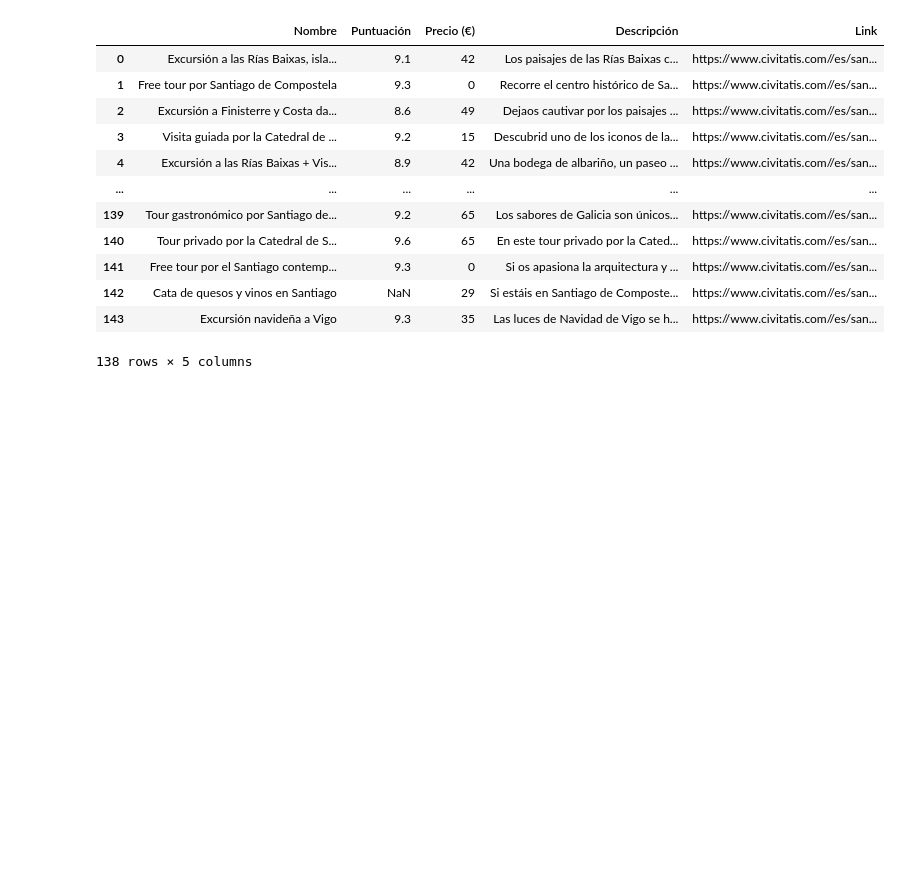
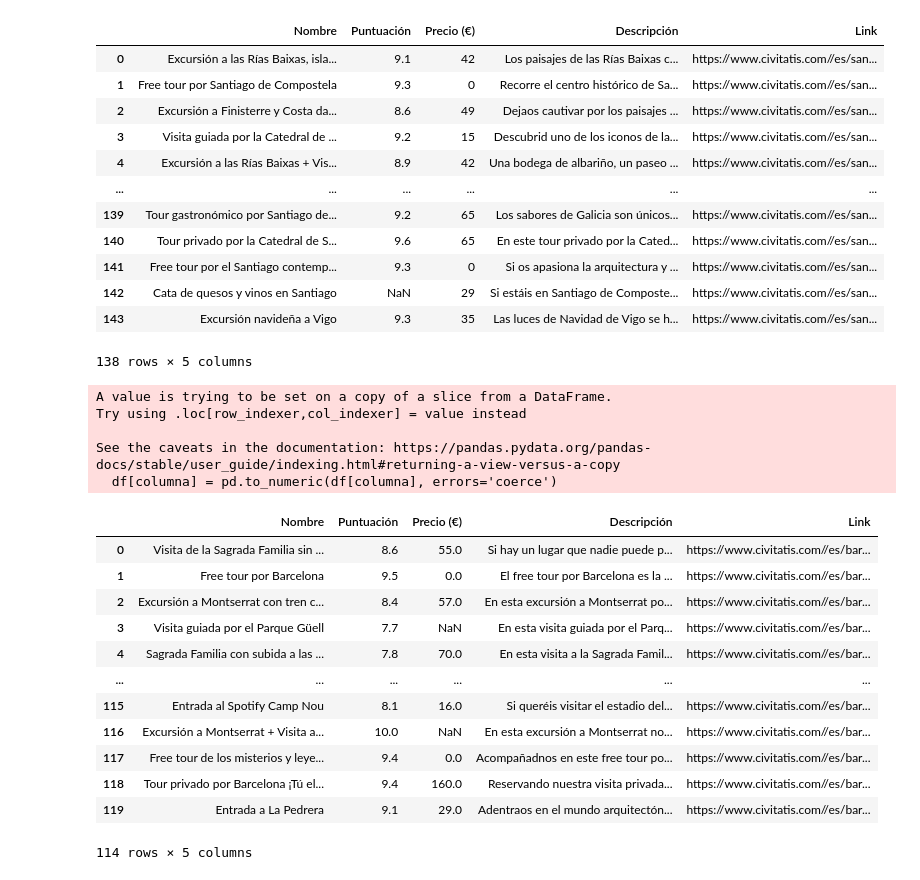
Before and after one commit to Rcm89/Proyecto3-Explorando-Viajes, a Jupyter notebook: scrap_civitatis.ipynb, the cells around one changed output. Drawn from its saved outputs; the diff is of its cells as text; code cells hidden in the pictures; blank space fills up the shorter version.

```diff
--- a/scrap_civitatis.ipynb
+++ b/scrap_civitatis.ipynb
@@ -231,3 +232,42 @@ df_santiago
 | 142 | Cata de quesos y vinos en Santiago | NaN | 29 | Si estáis en Santiago de Composte... | https://www.civitatis.com//es/san... |
 | 143 | Excursión navideña a Vigo | 9.3 | 35 | Las luces de Navidad de Vigo se h... | https://www.civitatis.com//es/san... |
 138 rows × 5 columns
+# %%
+def convertir_columnas_a_float(df, columnas):
+    """
+    Convierte las columnas especificadas de un DataFrame de string a float.
+
+    Parámetros:
+    df (DataFrame): El DataFrame a modificar.
+    columnas (list): Lista de nombres de las columnas que se desea convertir a float.
+
+    Retorna:
+    DataFrame: El DataFrame con las columnas convertidas.
+    """
+    for columna in columnas:
+        # Intentamos convertir la columna a float, si falla se deja como NaN
+        df[columna] = pd.to_numeric(df[columna], errors='coerce')
+
+    return df
+# %%
+# Convertimos las columnas de Puntuación y Precio a float
+convertir_columnas_a_float(df_barcelona, ["Puntuación", "Precio (€)"])
+# %% [output]
+A value is trying to be set on a copy of a slice from a DataFrame.
+Try using .loc[row_indexer,col_indexer] = value instead
+
+See the caveats in the documentation: https://pandas.pydata.org/pandas-docs/stable/user_guide/indexing.html#returning-a-view-versus-a-copy
+  df[columna] = pd.to_numeric(df[columna], errors='coerce')
+|  | Nombre | Puntuación | Precio (€) | Descripción | Link |
+| 0 | Visita de la Sagrada Familia sin ... | 8.6 | 55.0 | Si hay un lugar que nadie puede p... | https://www.civitatis.com//es/bar... |
+| 1 | Free tour por Barcelona | 9.5 | 0.0 | El free tour por Barcelona es la ... | https://www.civitatis.com//es/bar... |
+| 2 | Excursión a Montserrat con tren c... | 8.4 | 57.0 | En esta excursión a Montserrat po... | https://www.civitatis.com//es/bar... |
+| 3 | Visita guiada por el Parque Güell | 7.7 | NaN | En esta visita guiada por el Parq... | https://www.civitatis.com//es/bar... |
+| 4 | Sagrada Familia con subida a las ... | 7.8 | 70.0 | En esta visita a la Sagrada Famil... | https://www.civitatis.com//es/bar... |
+| ... | ... | ... | ... | ... | ... |
+| 115 | Entrada al Spotify Camp Nou | 8.1 | 16.0 | Si queréis visitar el estadio del... | https://www.civitatis.com//es/bar... |
+| 116 | Excursión a Montserrat + Visita a... | 10.0 | NaN | En esta excursión a Montserrat no... | https://www.civitatis.com//es/bar... |
+| 117 | Free tour de los misterios y leye... | 9.4 | 0.0 | Acompañadnos en este free tour po... | https://www.civitatis.com//es/bar... |
+| 118 | Tour privado por Barcelona ¡Tú el... | 9.4 | 160.0 | Reservando nuestra visita privada... | https://www.civitatis.com//es/bar... |
+| 119 | Entrada a La Pedrera | 9.1 | 29.0 | Adentraos en el mundo arquitectón... | https://www.civitatis.com//es/bar... |
+114 rows × 5 columns
```
Also changed, not shown: parts of 5 cells of this notebook.
